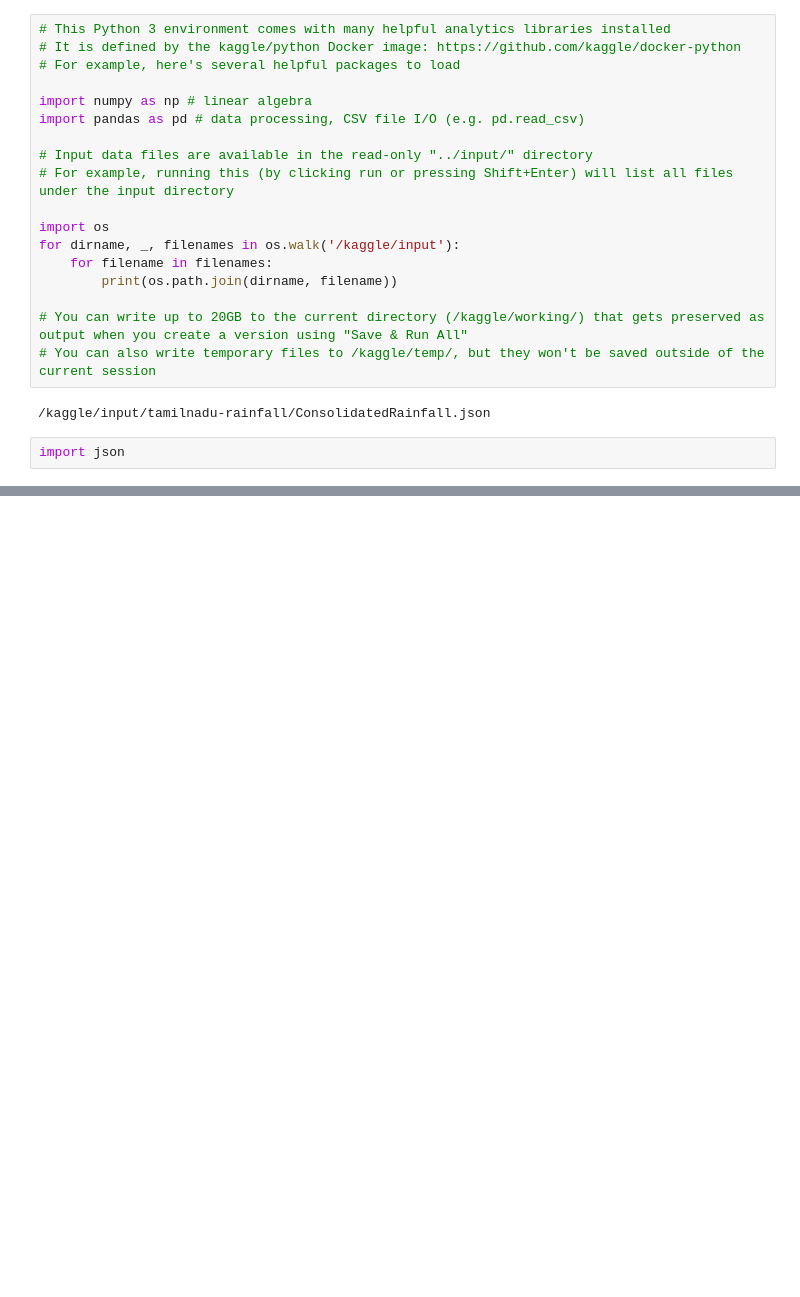
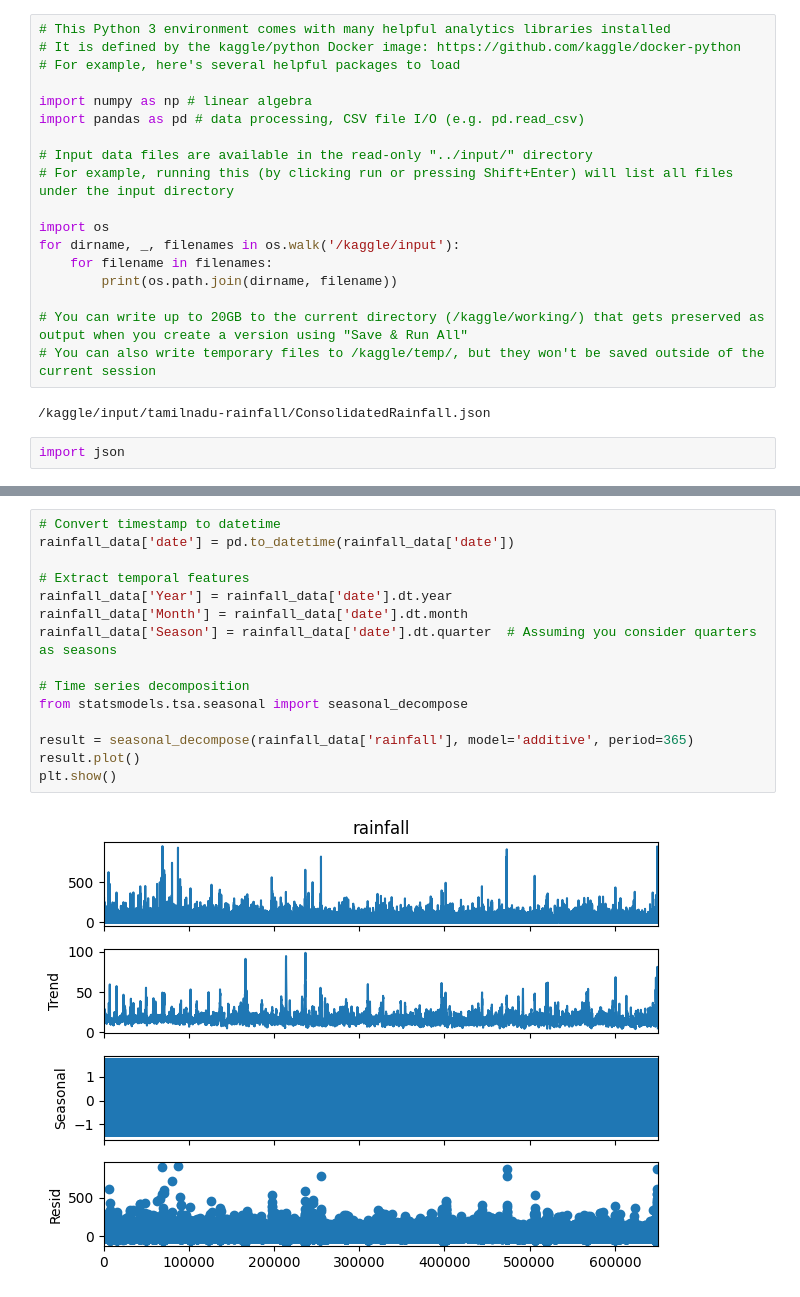
Before and after one commit to msathia/rainfallAnalysis, a Jupyter notebook: tn-rainfall-data-analysis.ipynb, the cells around one changed output, grey strips where cells are left out. Cells and saved outputs as stored; diff of their text form; blank space fills up the shorter version.

```diff
--- a/tn-rainfall-data-analysis.ipynb
+++ b/tn-rainfall-data-analysis.ipynb
@@ -77,0 +133,17 @@ Done
+# %%
+# Convert timestamp to datetime
+rainfall_data['date'] = pd.to_datetime(rainfall_data['date'])
+
+# Extract temporal features
+rainfall_data['Year'] = rainfall_data['date'].dt.year
+rainfall_data['Month'] = rainfall_data['date'].dt.month
+rainfall_data['Season'] = rainfall_data['date'].dt.quarter  # Assuming you consider quarters as seasons
+
+# Time series decomposition
+from statsmodels.tsa.seasonal import seasonal_decompose
+
+result = seasonal_decompose(rainfall_data['rainfall'], model='additive', period=365)
+result.plot()
+plt.show()
+# %% [output]
+[figure, added]
```
Also changed, not shown: parts of 5 cells of this notebook.
